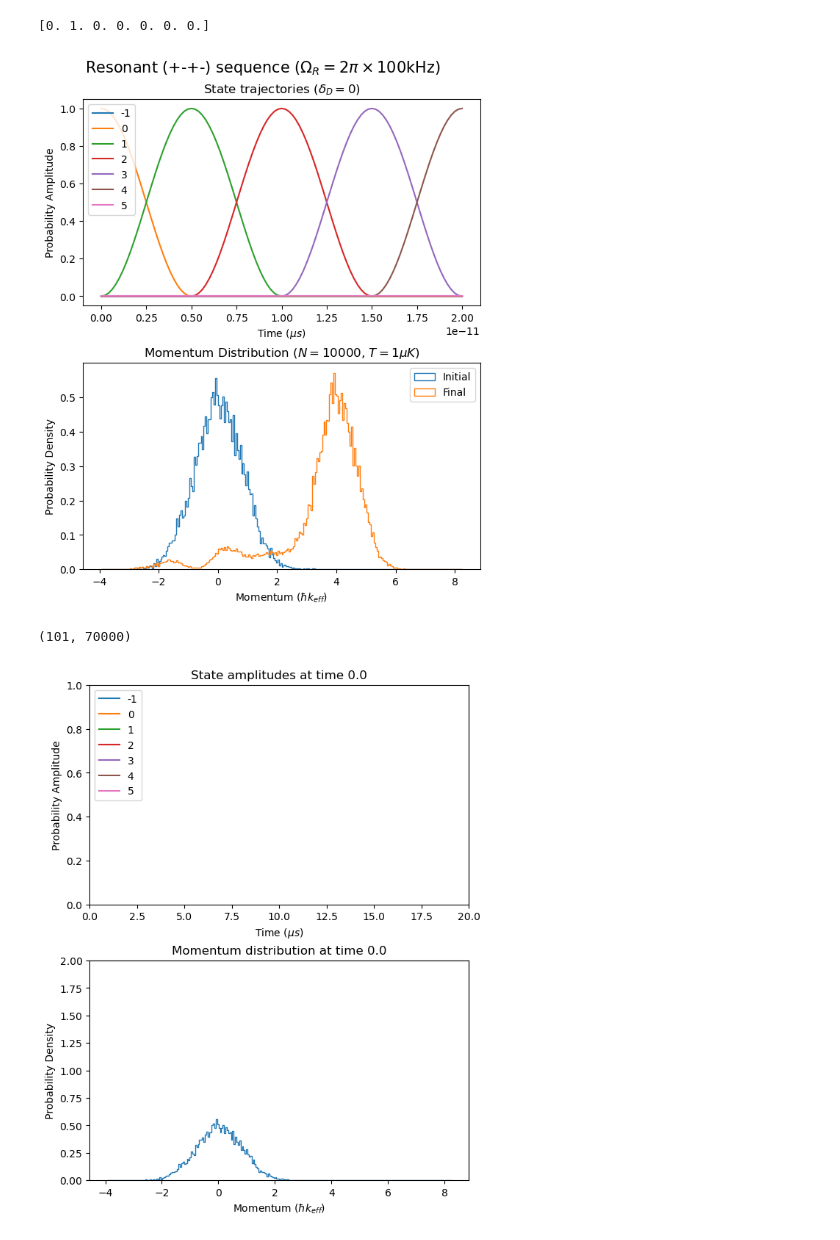
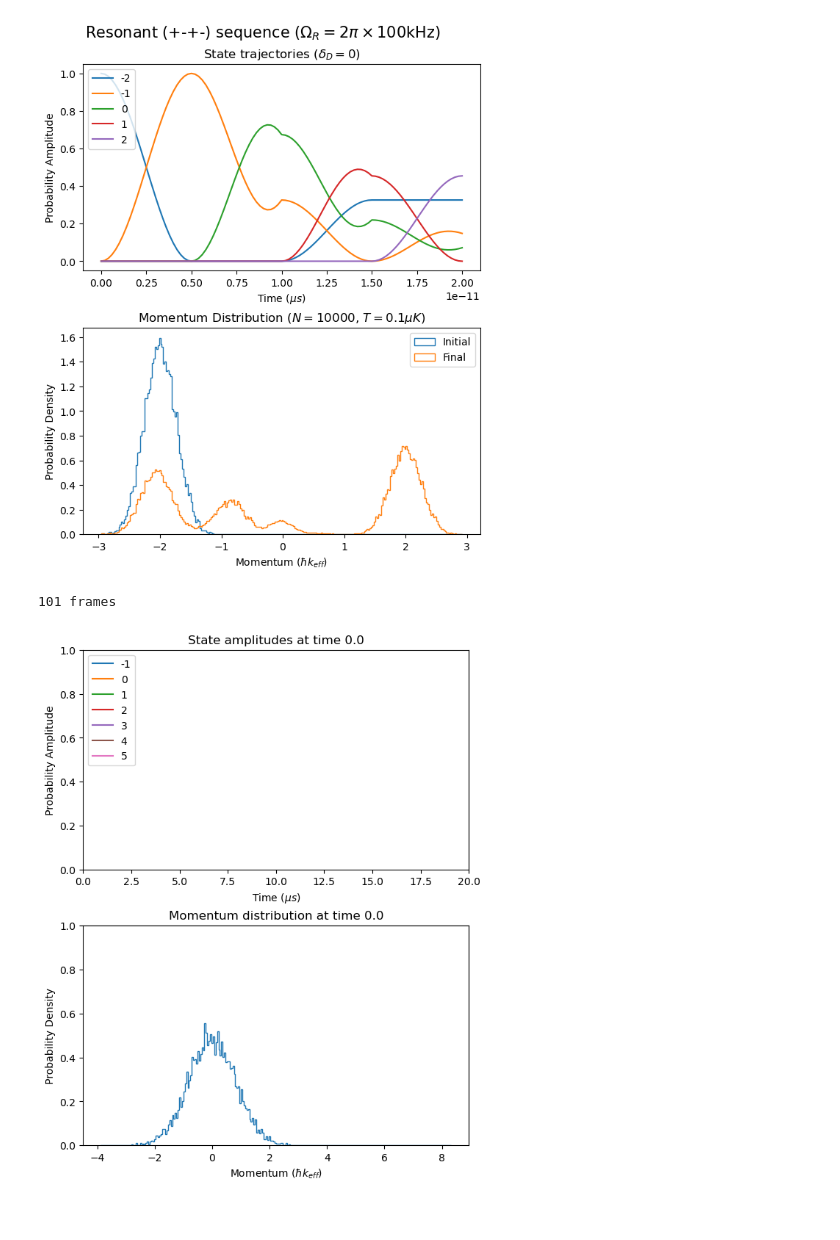
Before and after one commit to tr2g20/simulations, a Jupyter notebook: OOP_test.ipynb, the cells around one changed output. Saved outputs shown, nothing was run; the diff lists cells and outputs as text; code cells hidden in the pictures.

```diff
--- a/OOP_test.ipynb
+++ b/OOP_test.ipynb
@@ -9,44 +9,43 @@ import matplotlib.pyplot as plt
 from matplotlib.animation import FuncAnimation
 # %%
 N = 10000
-Temp = 1e-6
+Temp = 0.1e-6
 
-p_min = -1
-p_max = 5
+p_min = -2
+p_max = 2
 basis = np.arange(p_min, p_max + 1)
 
 Rabi = 2*pi*100000
 
 initial_state = np.zeros(shape=len(basis), dtype=np.complex128)
-initial_state[1] = 1
+initial_state[0] = 1
 
-pulse_seq1, pulse_seq1_fast = gen_resonant_pm_seq_fast(no_pulses=4, rabi_freq=Rabi, n_steps=25, p_start=0, dir='pos') #2*pi*100000
+pulse_seq1, pulse_seq1_fast = gen_offresonant_pm_seq_fast(no_pulses=4, rabi_freq=Rabi, n_steps=25, p_start=-2, dir='pos') #2*pi*100000
 
 # for pulse in pulse_seq2.pulses:
 #     print(pulse.type)
 # for pulse in pulse_seq2.pulses:
 #     print(pulse.laser_det/(dR))
 
-moms, fracs, _ = simulate_pulses_p_dist(pulse_seq=pulse_seq1, Temp=Temp, no_atoms=N, basis=basis, initial_state=initial_state)
+moms, fracs, _ = simulate_pulses_p_dist(pulse_seq=pulse_seq1_fast, Temp=Temp, no_atoms=N, basis=basis, initial_state=initial_state)
 wave_func, times = simulate_pulses_single_atom(pulse_seq= pulse_seq1, basis= basis, initial_state= initial_state, d_shift= 0)
 
 moms = moms/(hbar*k_eff)
 
-print(wave_func[0])
+probs = np.abs(wave_func)**2
 
 fig1, (ax1, ax2) = plt.subplots(2, 1, figsize=(6, 7.5), layout= 'constrained')
 
-plot_state_trajectories(ax= ax1, wavefunc= wave_func, time_array= times, basis= basis, title= r'State trajectories ($\delta_D = 0$)', contains_title= True)
+plot_state_trajectories(ax= ax1, wavefunc= probs, time_array= times, basis= basis, title= r'State trajectories ($\delta_D = 0$)', contains_title= True)
 plot_hist(ax= ax2, mom_vals= moms, fracs= fracs, n_bins= 250, n_atoms= N, temp=Temp, contains_title= True)
 
 fig1.suptitle(t=rf'Resonant (+-+-) sequence ($\Omega_R = 2\pi\times{Rabi/(2*1e3*pi):.3g}$kHz)', fontsize= 15)
 # fig1.tight_layout
 plt.show()
 # %% [output]
-[0. 1. 0. 0. 0. 0. 0.]
-[figure, old version]
+[figure, new version]
 # %%
-save_gif(filename = f'./plots/resononant_pm_seq_{N}atoms_{Temp*1e6:.3g}microK_{Rabi/(2*1e3*pi):.3g}kHz.gif', mom_vals=moms, fracs=fracs, n_bins=250, wavefunc=wave_func, times=times, basis=basis, frame_interval=100, pause_time=3000)
+save_gif(filename = f'./plots/resononant_pm_seq_{N}atoms_{Temp*1e6:.3g}microK_{Rabi/(2*1e3*pi):.3g}kHz.gif', mom_vals=moms, fracs=fracs, n_bins=250, wavefunc=wave_func, times=times, basis=basis, frame_interval=100, pause_time=3000, mom_ylim=1)
 # %% [output]
-(101, 70000)
+101 frames
-[figure, old version]
+[figure, new version]
```
Also changed, not shown: parts of 1 cell of this notebook, 4 other files.
